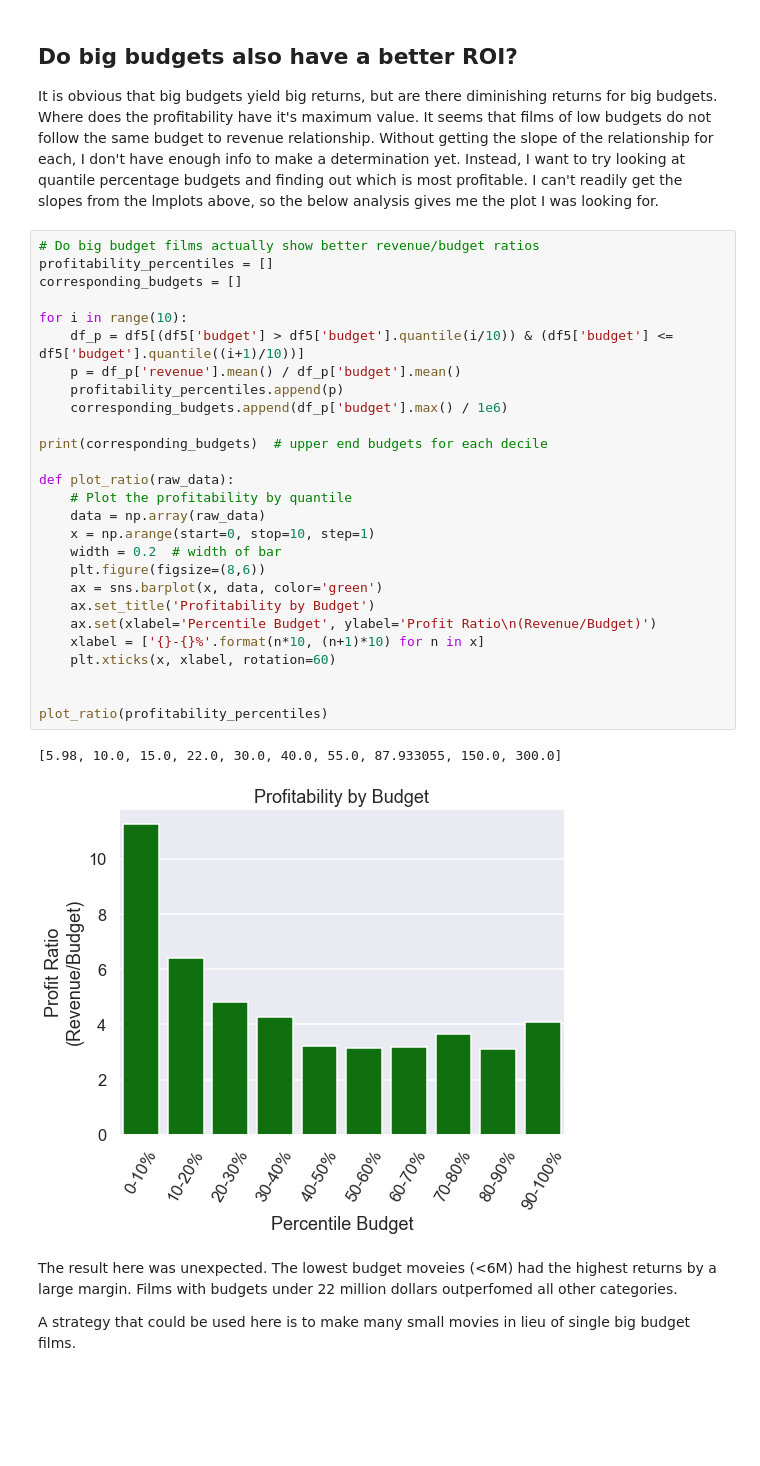
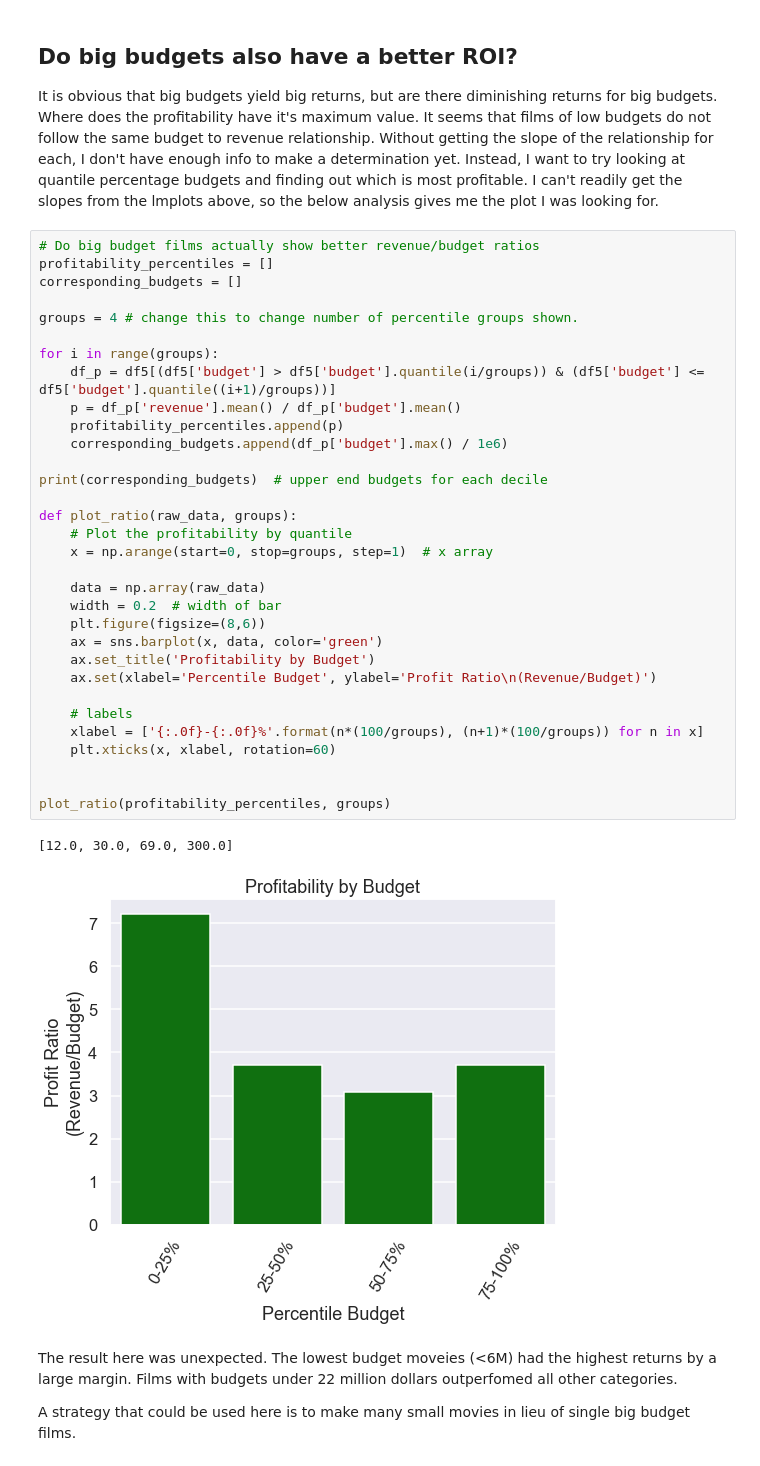
Before and after one commit to sciencelee/dsc-mod-1-project-v2-1-online-ds-sp-000, a Jupyter notebook: student.ipynb, the cells around one changed output. Cells and saved outputs as stored; diff of their text form; blank space fills up the shorter version.

```diff
--- a/student.ipynb
+++ b/student.ipynb
@@ -511,33 +514,38 @@ It is obvious that big budgets yield big returns, but are there diminishing retu
 # %%
 # Do big budget films actually show better revenue/budget ratios
 profitability_percentiles = []
 corresponding_budgets = []
 
-for i in range(10):
-    df_p = df5[(df5['budget'] > df5['budget'].quantile(i/10)) & (df5['budget'] <= df5['budget'].quantile((i+1)/10))]
+groups = 4 # change this to change number of percentile groups shown.
+
+for i in range(groups):
+    df_p = df5[(df5['budget'] > df5['budget'].quantile(i/groups)) & (df5['budget'] <= df5['budget'].quantile((i+1)/groups))]
     p = df_p['revenue'].mean() / df_p['budget'].mean()
     profitability_percentiles.append(p)
     corresponding_budgets.append(df_p['budget'].max() / 1e6)
 
 print(corresponding_budgets)  # upper end budgets for each decile
 
-def plot_ratio(raw_data):
+def plot_ratio(raw_data, groups):
     # Plot the profitability by quantile
+    x = np.arange(start=0, stop=groups, step=1)  # x array
+
     data = np.array(raw_data)
-    x = np.arange(start=0, stop=10, step=1)
     width = 0.2  # width of bar
     plt.figure(figsize=(8,6))
     ax = sns.barplot(x, data, color='green')
     ax.set_title('Profitability by Budget')
     ax.set(xlabel='Percentile Budget', ylabel='Profit Ratio\n(Revenue/Budget)')
-    xlabel = ['{}-{}%'.format(n*10, (n+1)*10) for n in x]
+
+    # labels
+    xlabel = ['{:.0f}-{:.0f}%'.format(n*(100/groups), (n+1)*(100/groups)) for n in x]
     plt.xticks(x, xlabel, rotation=60)
 
 
-plot_ratio(profitability_percentiles)
+plot_ratio(profitability_percentiles, groups)
 # %% [output]
-[5.98, 10.0, 15.0, 22.0, 30.0, 40.0, 55.0, 87.933055, 150.0, 300.0]
+[12.0, 30.0, 69.0, 300.0]
-[figure, old version]
+[figure, new version]
 # %% [markdown]
 The result here was unexpected.  The lowest budget moveies (<6M) had the highest returns by a large margin.  Films with budgets under 22 million dollars outperfomed all other categories.
 
```
Also changed, not shown: parts of 6 cells of this notebook.
